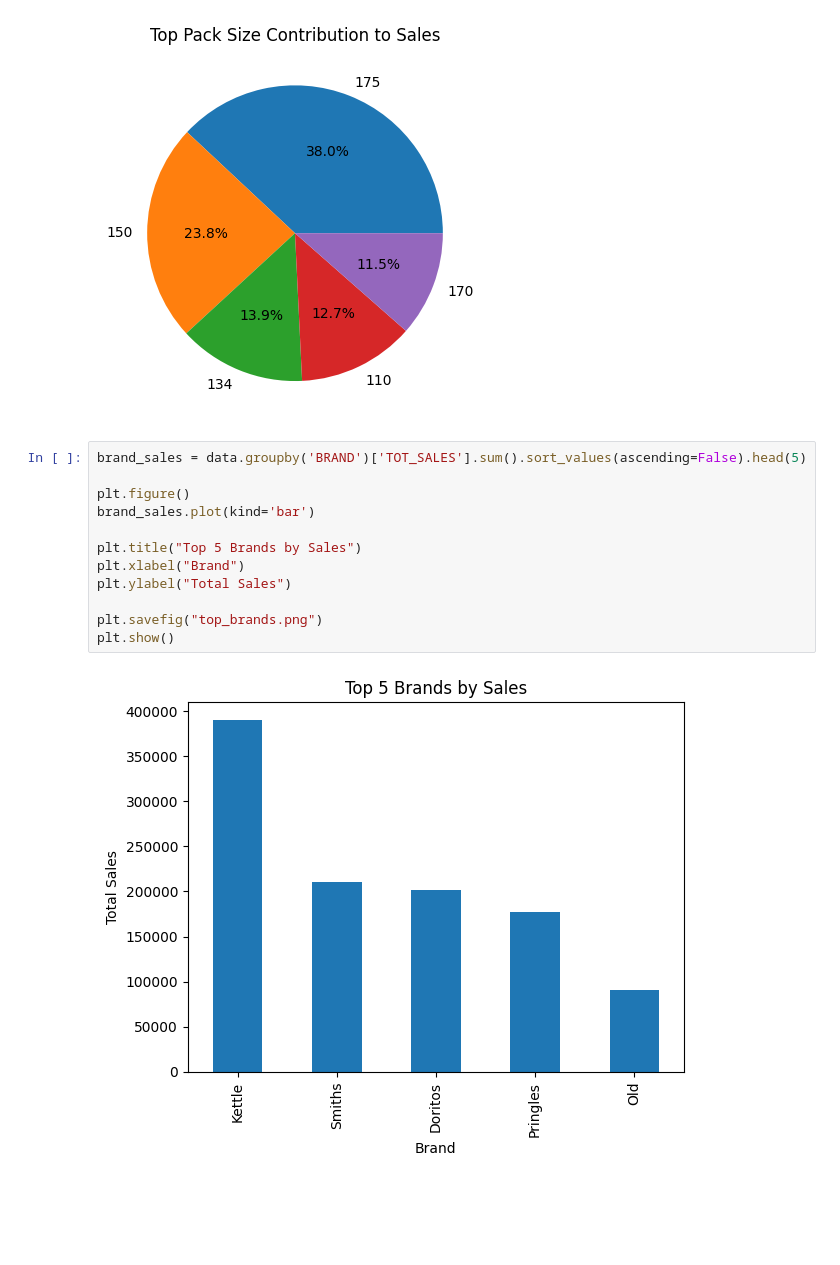
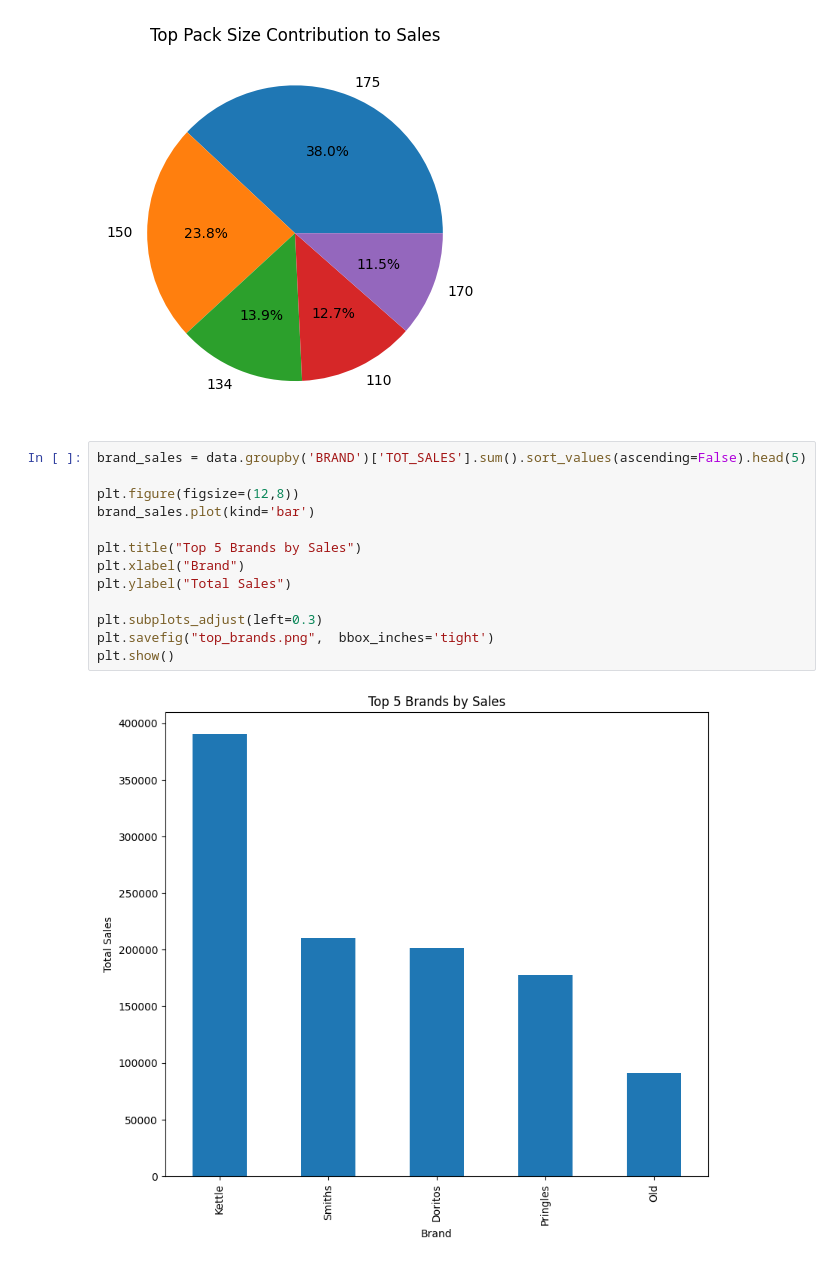
Before and after one commit to Samiksha-Datascape/quantium-customer-analysis, a Jupyter notebook: quantium.ipynb, the cells around one changed output. Drawn from its saved outputs; the diff is of its cells as text; blank space fills up the shorter version.

```diff
--- a/quantium.ipynb
+++ b/quantium.ipynb
@@ -289,14 +291,15 @@ plt.show()
 # %%
 brand_sales = data.groupby('BRAND')['TOT_SALES'].sum().sort_values(ascending=False).head(5)
 
-plt.figure()
+plt.figure(figsize=(12,8))
 brand_sales.plot(kind='bar')
 
 plt.title("Top 5 Brands by Sales")
 plt.xlabel("Brand")
 plt.ylabel("Total Sales")
 
-plt.savefig("top_brands.png")
+plt.subplots_adjust(left=0.3)
+plt.savefig("top_brands.png",  bbox_inches='tight')
 plt.show()
 # %% [output]
-[figure, old version]
+[figure, new version]
```
Also changed, not shown: parts of 2 cells of this notebook, 3 other files.
